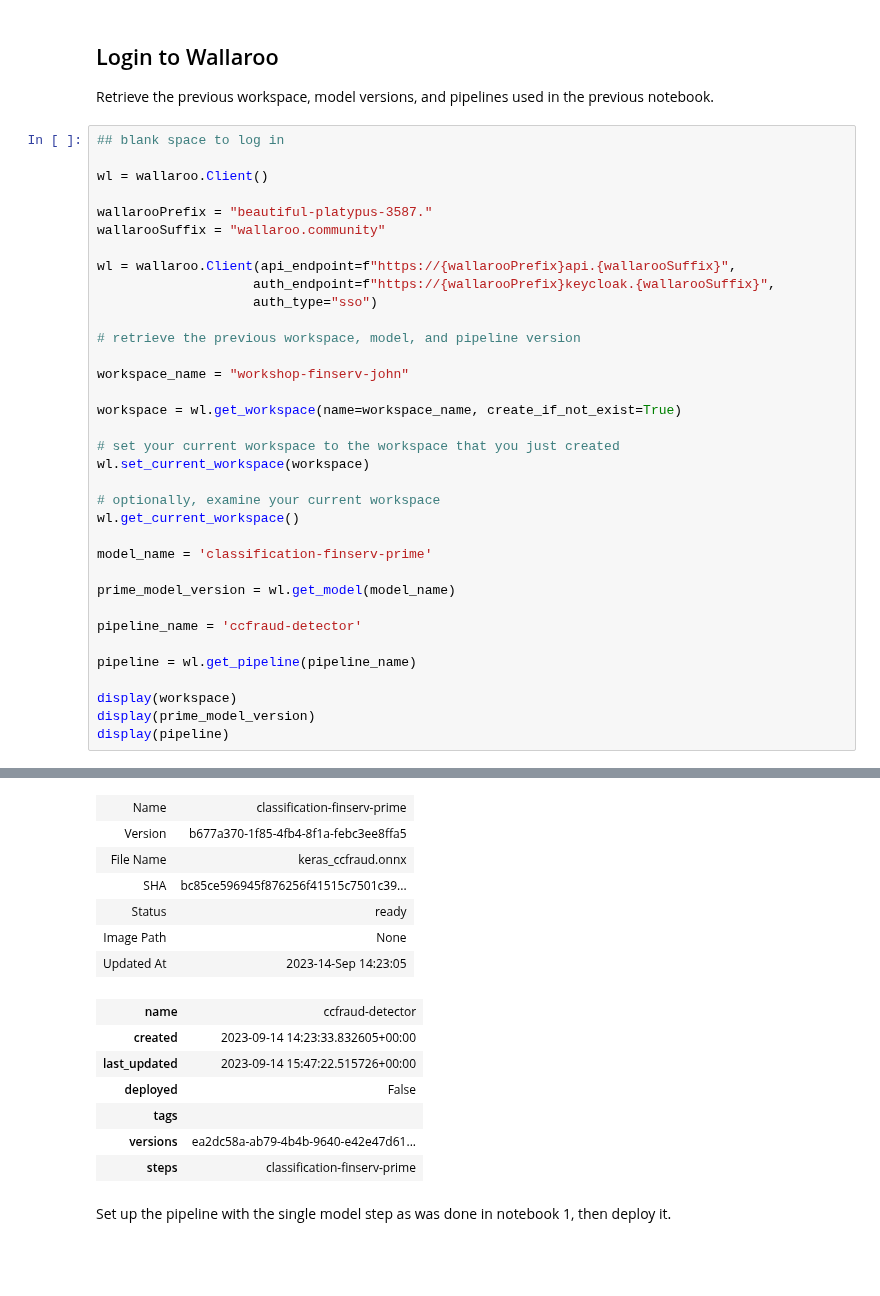
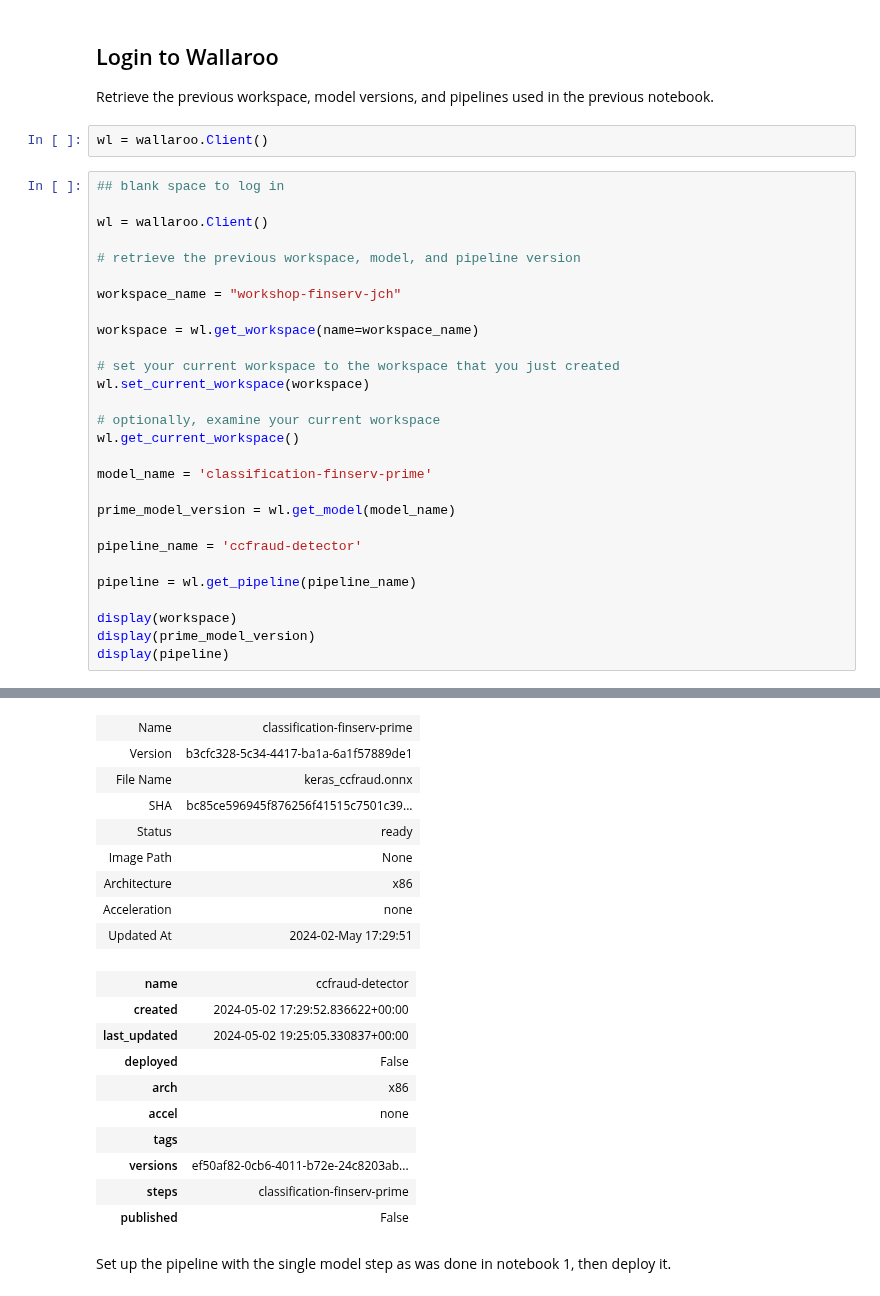
Before and after one commit to WallarooLabs/Workshops, a Jupyter notebook: Classification/FinServ/Notebooks-with-code/N4_drift_detection-with-code.ipynb, the cells around one changed output, grey strips where cells are left out. Cells and saved outputs as stored; diff of their text form; blank space fills up the shorter version.

```diff
--- a/Classification/FinServ/Notebooks-with-code/N4_drift_detection-with-code.ipynb
+++ b/Classification/FinServ/Notebooks-with-code/N4_drift_detection-with-code.ipynb
@@ -71,23 +31,18 @@ def get_pipeline(pipeline_name, workspace):
 ## Login to Wallaroo
 
 Retrieve the previous workspace, model versions, and pipelines used in the previous notebook.
+# %%
+wl = wallaroo.Client()
 # %%
 ## blank space to log in
 
 wl = wallaroo.Client()
 
-wallarooPrefix = "beautiful-platypus-3587."
-wallarooSuffix = "wallaroo.community"
-
-wl = wallaroo.Client(api_endpoint=f"https://{wallarooPrefix}api.{wallarooSuffix}",
-                    auth_endpoint=f"https://{wallarooPrefix}keycloak.{wallarooSuffix}",
-                    auth_type="sso")
-
 # retrieve the previous workspace, model, and pipeline version
 
-workspace_name = "workshop-finserv-john"
+workspace_name = "workshop-finserv-jch"
 
-workspace = wl.get_workspace(name=workspace_name, create_if_not_exist=True)
+workspace = wl.get_workspace(name=workspace_name)
 
 # set your current workspace to the workspace that you just created
 wl.set_current_workspace(workspace)
@@ -111,16 +66,21 @@ display(pipeline)
 | Name | classification-finserv-prime |
-| Version | b677a370-1f85-4fb4-8f1a-febc3ee8ffa5 |
+| Version | b3cfc328-5c34-4417-ba1a-6a1f57889de1 |
 | File Name | keras_ccfraud.onnx |
 | SHA | bc85ce596945f876256f41515c7501c39... |
 | Status | ready |
 | Image Path | None |
-| Updated At | 2023-14-Sep 14:23:05 |
+| Architecture | x86 |
+| Acceleration | none |
+| Updated At | 2024-02-May 17:29:51 |
 | name | ccfraud-detector |
-| created | 2023-09-14 14:23:33.832605+00:00 |
-| last_updated | 2023-09-14 15:47:22.515726+00:00 |
+| created | 2024-05-02 17:29:52.836622+00:00 |
+| last_updated | 2024-05-02 19:25:05.330837+00:00 |
 | deployed | False |
+| arch | x86 |
+| accel | none |
 | tags |  |
-| versions | ea2dc58a-ab79-4b4b-9640-e42e47d61... |
+| versions | ef50af82-0cb6-4011-b72e-24c8203ab... |
 | steps | classification-finserv-prime |
+| published | False |
 # %% [markdown]
 Set up the pipeline with the single model step as was done in notebook 1, then deploy it.
```
Also changed, not shown: parts of 72 cells of this notebook, 30 other files.
